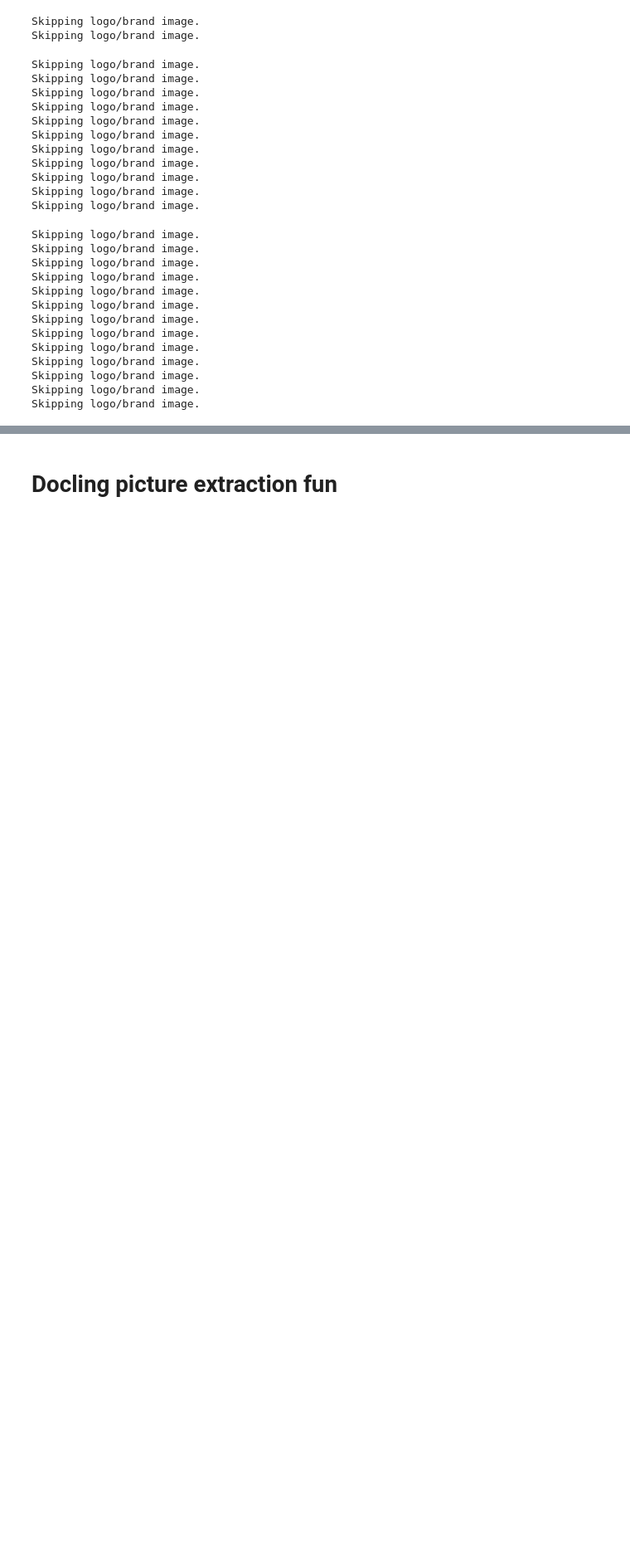
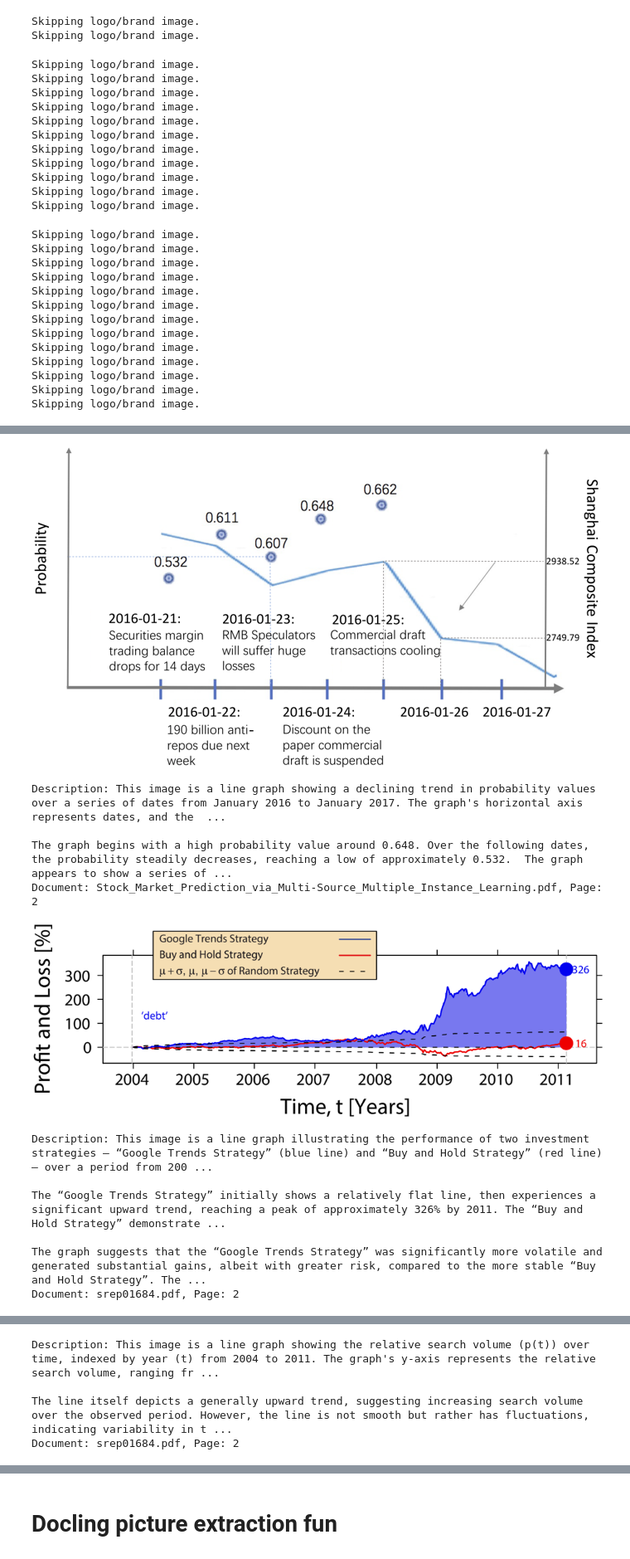
Before and after one commit to Quantwise-DEIK2025/Quantwise-Chunking, a Jupyter notebook: image_processing.ipynb, the cells around one changed output, grey strips where cells are left out. Shown at 83% size. Saved outputs shown, nothing was run; the diff lists cells and outputs as text; code cells hidden in the pictures; blank space fills up the shorter version.

```diff
--- a/image_processing.ipynb
+++ b/image_processing.ipynb
@@ -262,0 +280,3 @@ table.wait_for_index(["description_idx"])  # Wait for the indexing to finish
+# %%
+for idx, row in df.iterrows():
+    print(row["image_uri"])
@@ -262,0 +285,25 @@ table.wait_for_index(["description_idx"])  # Wait for the indexing to finish
+# %%
+prompt = "A graph with a downward trend"
+res1 = table.search(prompt, vector_column_name="description_vector").with_row_id(True).limit(5)
+res2 = table.search(prompt, vector_column_name="vector").with_row_id(True).limit(5)
+# print(type(res1), type(res2))
+reranked = reranker.rerank_multivector([res1, res2], query=prompt, deduplicate=True)
+reranked
+
+for idx, row in reranked.to_pandas().iterrows():
+    if idx < 3:
+        display(Image.open(row['image_uri']))
+        print(f"Description: {row['description']}\nDocument: {row['document']}, Page: {row['page']}\n")
+# %% [output]
+[figure, added]
+Description: This image is a line graph showing a declining trend in probability values over a series of dates from January 2016 to January 2017. The graph's horizontal axis represents dates, and the  ...
+
+The graph begins with a high probability value around 0.648. Over the following dates, the probability steadily decreases, reaching a low of approximately 0.532.  The graph appears to show a series of ...
+Document: Stock_Market_Prediction_via_Multi-Source_Multiple_Instance_Learning.pdf, Page: 2
+[figure, added]
+Description: This image is a line graph illustrating the performance of two investment strategies – “Google Trends Strategy” (blue line) and “Buy and Hold Strategy” (red line) – over a period from 200 ...
+
+The “Google Trends Strategy” initially shows a relatively flat line, then experiences a significant upward trend, reaching a peak of approximately 326% by 2011. The “Buy and Hold Strategy” demonstrate ...
+
+The graph suggests that the “Google Trends Strategy” was significantly more volatile and generated substantial gains, albeit with greater risk, compared to the more stable “Buy and Hold Strategy”. The ...
+Document: srep01684.pdf, Page: 2
@@ -262,0 +311,4 @@ table.wait_for_index(["description_idx"])  # Wait for the indexing to finish
+Description: This image is a line graph showing the relative search volume (p(t)) over time, indexed by year (t) from 2004 to 2011. The graph's y-axis represents the relative search volume, ranging fr ...
+
+The line itself depicts a generally upward trend, suggesting increasing search volume over the observed period. However, the line is not smooth but rather has fluctuations, indicating variability in t ...
+Document: srep01684.pdf, Page: 2
```
Also changed, not shown: parts of 13 cells of this notebook, 2 other files.
